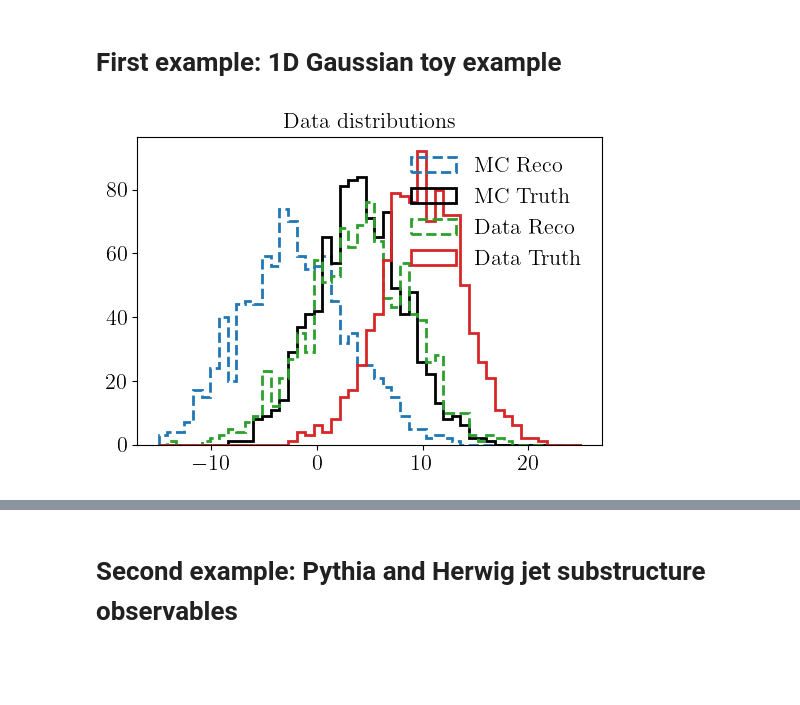
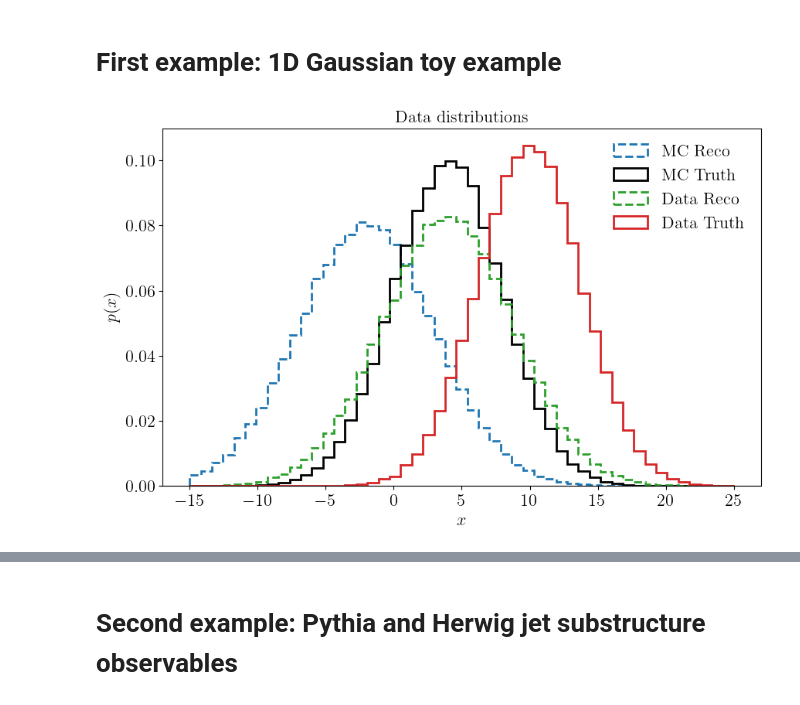
Before and after one commit to javivilladamigo/ICFM_tutorial, a Jupyter notebook: unfolding_tutorial.ipynb, the cells around one changed output, grey strips where cells are left out. Cells and saved outputs as stored; diff of their text form; code cells hidden in the pictures; blank space fills up the shorter version.

```diff
--- a/unfolding_tutorial.ipynb
+++ b/unfolding_tutorial.ipynb
@@ -475,34 +476,35 @@ class Iterative_CFM(nn.Module):
 # %% [markdown]
 # First example: 1D Gaussian toy example
 # %%
-n_MC = 1000
-n_data = 1000
+n_MC = 100000
+n_data = 100000
 
 MC_truth_mu = 4.
 MC_truth_sigma = 4.
 data_truth_mu = 10.
 data_truth_sigma = 3.8
 mu_smear = -6.
 sigma_smear = 3.
-iterations = 4
 
 MC_truth = torch.randn(n_MC, 1) * MC_truth_sigma + MC_truth_mu
 MC_reco = (torch.randn_like(MC_truth)*sigma_smear + mu_smear + MC_truth)
 data_truth = torch.randn(n_data, 1)*data_truth_sigma + data_truth_mu
 data_reco = (torch.randn_like(data_truth)*sigma_smear + mu_smear + data_truth)
 
 bins = [np.linspace(-15, 25, 50)]
 # plot the data
-fig, ax = plt.subplots(1, 1, figsize=(6, 4))
-ax.hist(MC_reco.numpy(), bins=bins[0], histtype="step", label="MC Reco", color = MC_RECO_COLOR, ls="dashed")
-ax.hist(MC_truth.numpy(), bins=bins[0], histtype="step", label="MC Truth", color = MC_HARD_COLOR, ls="solid")
-ax.hist(data_reco.numpy(), bins=bins[0], histtype="step", label="Data Reco", color = DATA_RECO_COLOR, ls="dashed")
-ax.hist(data_truth.numpy(), bins=bins[0], histtype="step", label="Data Truth", color = DATA_HARD_COLOR, ls="solid")
+fig, ax = plt.subplots(1, 1, figsize=(10, 6))
+ax.hist(MC_reco.numpy(), bins=bins[0], density=True, histtype="step", label="MC Reco", color = MC_RECO_COLOR, ls="dashed")
+ax.hist(MC_truth.numpy(), bins=bins[0], density=True, histtype="step", label="MC Truth", color = MC_HARD_COLOR, ls="solid")
+ax.hist(data_reco.numpy(), bins=bins[0], density=True, histtype="step", label="Data Reco", color = DATA_RECO_COLOR, ls="dashed")
+ax.hist(data_truth.numpy(), bins=bins[0], density=True, histtype="step", label="Data Truth", color = DATA_HARD_COLOR, ls="solid")
 ax.legend(frameon=False)
+ax.set_xlabel(r"$x$")
+ax.set_ylabel(r"$p(x)$")
 ax.set_title("Data distributions")
 plt.show()
 # %% [output]
-[figure, old version]
+[figure, new version]
 # %%
 cfm_params = {"layers_width": 64, "n_hidden_layers": 4, "n_epochs": 40, "lr": 1.e-3, "batch_size": 512}
 classifier_params = {"layers_width": 32, "n_hidden_layers": 4, "n_epochs": 15, "lr": 1.e-4, "batch_size": 128}
```
Also changed, not shown: parts of 6 cells of this notebook, 2 other files.
